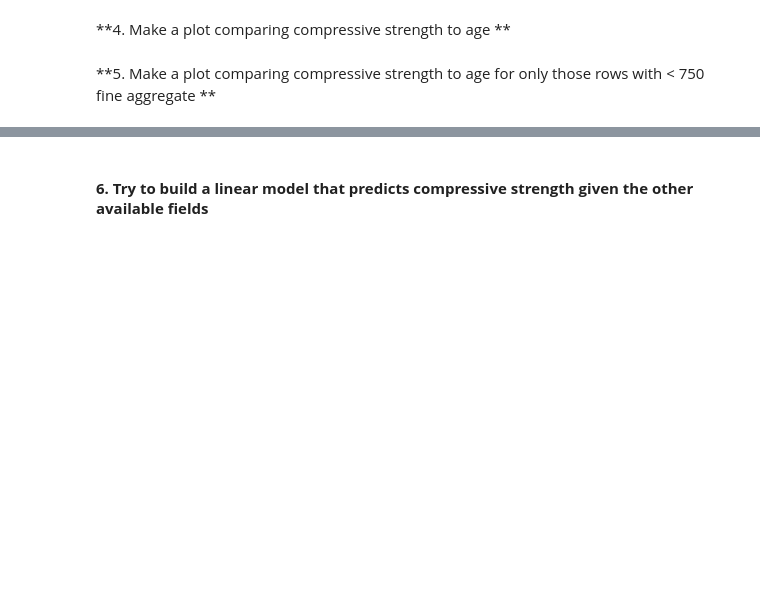
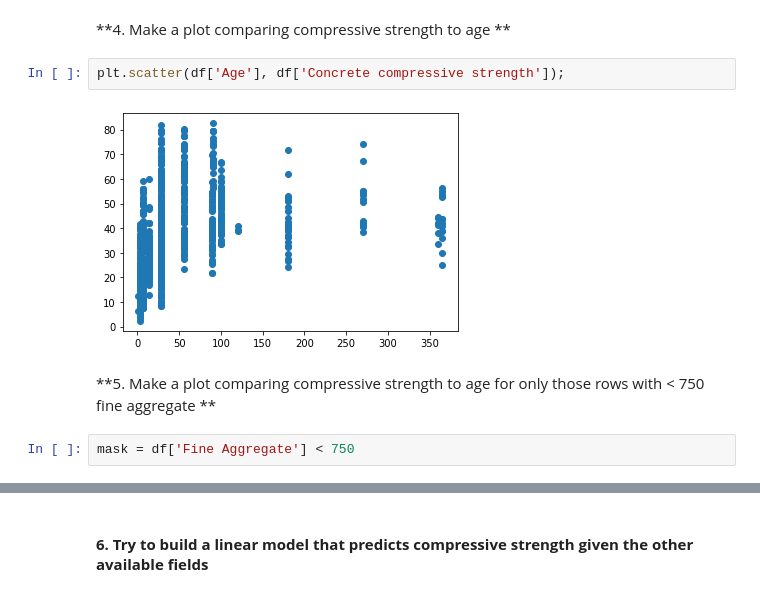
Before and after one commit to MarcoCalbucci/DataAnalytics, a Jupyter notebook: Pandas/Exercises/pandas_data_exploration.ipynb, the cells around one changed output, grey strips where cells are left out. Cells and saved outputs as stored; diff of their text form; blank space fills up the shorter version.

```diff
--- a/Pandas/Exercises/pandas_data_exploration.ipynb
+++ b/Pandas/Exercises/pandas_data_exploration.ipynb
@@ -13,4 +100,10 @@ concrete_url = "https://www.openml.org/data/get_csv/1762521/phpZGl7F2"
 # %% [markdown]
 **4. Make a plot comparing compressive strength to age **
+# %%
+plt.scatter(df['Age'], df['Concrete compressive strength']);
+# %% [output]
+[figure, added]
 # %% [markdown]
 **5. Make a plot comparing compressive strength to age for only those rows with < 750 fine aggregate **
+# %%
+mask = df['Fine Aggregate'] < 750
```
Also changed, not shown: parts of 13 cells of this notebook, 10 other files.
